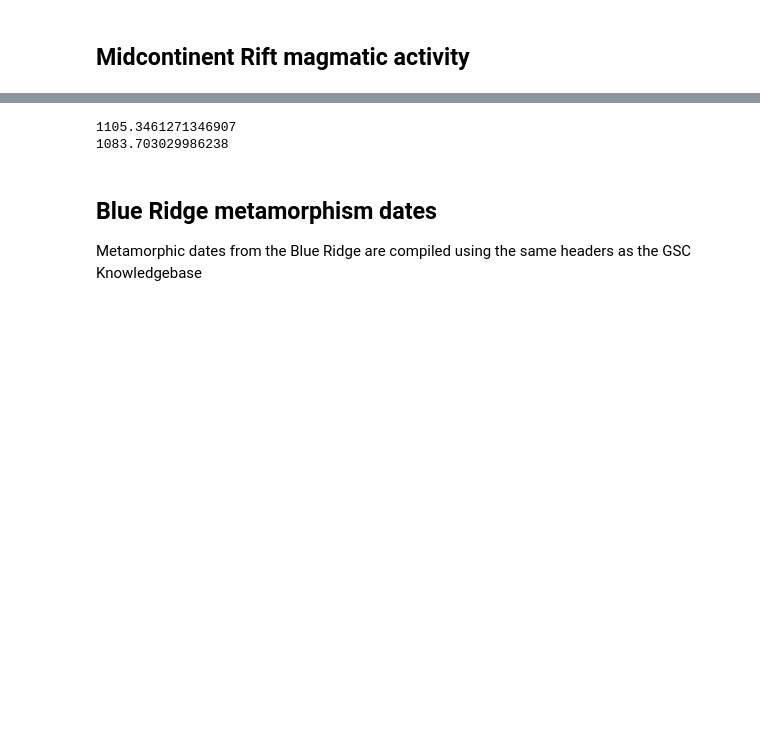
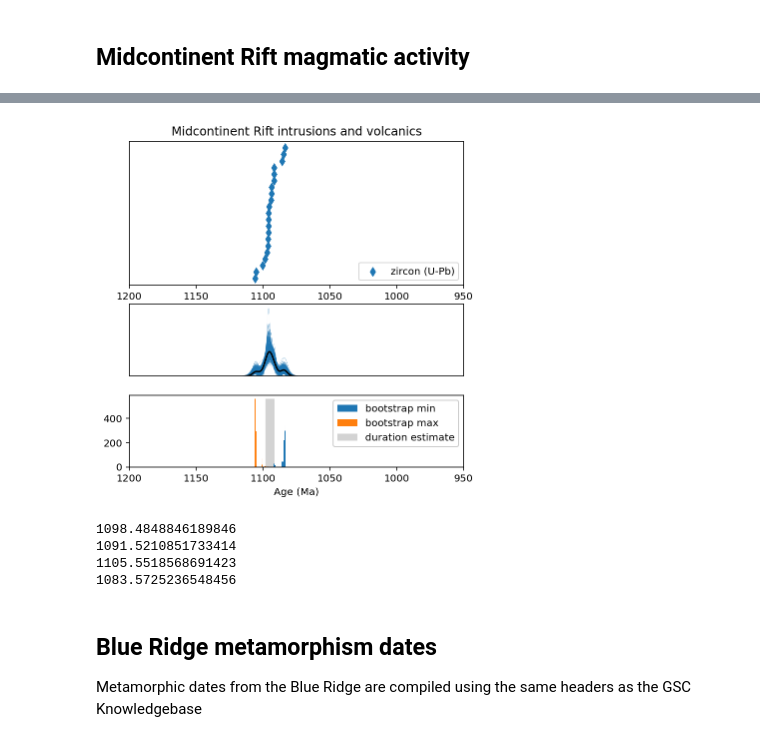
Before and after one commit to Swanson-Hysell/Mesoproterozoic_Turning_Point, a Jupyter notebook: code/Mesoprot_geochron.ipynb, the cells around one changed output, grey strips where cells are left out. Saved outputs shown, nothing was run; the diff lists cells and outputs as text; code cells hidden in the pictures; blank space fills up the shorter version.

```diff
--- a/code/Mesoprot_geochron.ipynb
+++ b/code/Mesoprot_geochron.ipynb
@@ -330,12 +227,59 @@ plt.show()
+# %%
+fig = plt.figure(figsize=(6,6))
+spec = gridspec.GridSpec(ncols=1, nrows=3,
+                         height_ratios=[4, 2, 2])
+
+ax0 = fig.add_subplot(spec[0])
+ax0.title.set_text('Midcontinent Rift intrusions and volcanics')
+
+plt.errorbar(MCR_dates.Age,
+             MCR_dates.index,
+             xerr=MCR_dates.Error_Plus,
+             fmt='d',color='C0',label='zircon crystallization')
+
+plt.gca().set_yticks([])
+#plt.gca().set_xticks([])
+plt.legend(handles=[zircon_marker],loc=4)
+plt.xlim(1200,950)
+
+fig.add_subplot(spec[1])
+
+boot_maxs,boot_mins,MCR_max,MCR_min = bootstrap_calc_plot(MCR_dates,bootstrap_n=1000)
+plt.xlim(1200,950)
+plt.gca().set_xticks([])
+plt.gca().set_yticks([])
+plt.gca().set_ylabel('')
+plt.gca().set_xlabel('')
+
+fig.add_subplot(spec[2])
+plot_bootstrap_hist(boot_maxs,boot_mins,MCR_max,MCR_min,age_range_max=1150,age_range_min=1050)
+
+plt.legend(framealpha=1)
+plt.xlim(1200,950)
+plt.gca().set_ylabel('')
+plt.xlabel('Age (Ma)')
+
+plt.savefig('geochron_MCR.png',dpi=300,bbox_inches='tight',pad_inches = 0.1)
+plt.show()
+# %% [output]
+[figure, added]
 # %%
-MCR_max = np.percentile(bootstrapped_maxs,5)
-MCR_min = np.percentile(bootstrapped_mins,95)
+MCR_max = np.percentile(boot_maxs,2.5)
+MCR_min = np.percentile(boot_mins,97.5)
+
+MCR_max_median = np.median(boot_maxs)
+MCR_min_median = np.median(boot_mins)
 
 print(MCR_max)
 print(MCR_min)
+
+print(MCR_max_median)
+print(MCR_min_median)
 # %% [output]
-1105.3461271346907
-1083.703029986238
+1098.4848846189846
+1091.5210851733414
+1105.5518568691423
+1083.5725236548456
 # %% [markdown]
 ## Blue Ridge metamorphism dates
 
```
Also changed, not shown: parts of 23 cells of this notebook.
